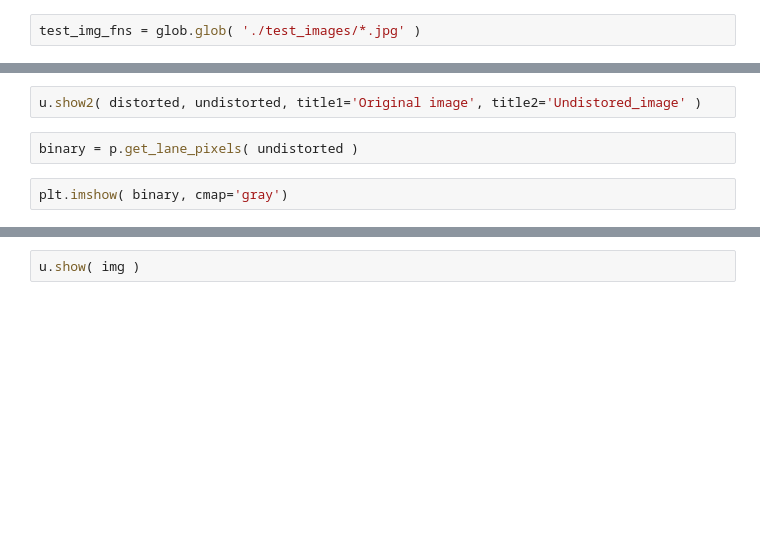
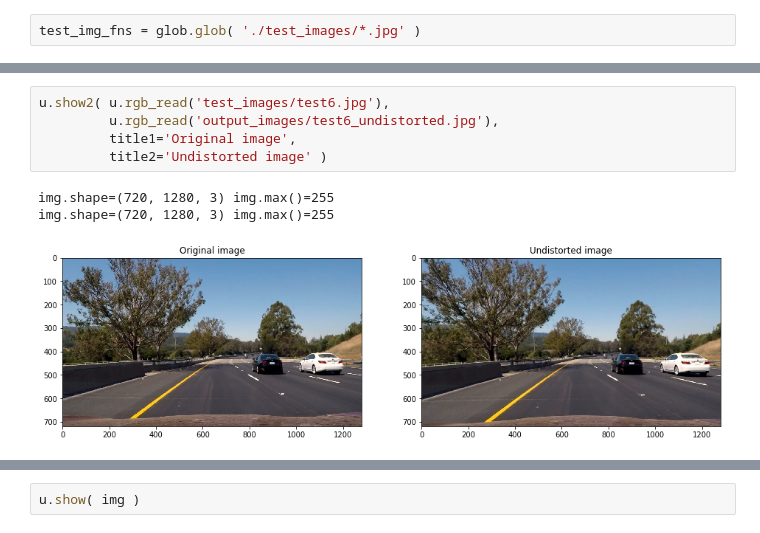
Before and after one commit to cuckookernel/CarND-Adv-Lane, a Jupyter notebook: Advanced Lane Finding.ipynb, the cells around one changed output, grey strips where cells are left out. Drawn from its saved outputs; the diff is of its cells as text; blank space fills up the shorter version.

```diff
--- a/Advanced Lane Finding.ipynb
+++ b/Advanced Lane Finding.ipynb
@@ -79,6 +100,9 @@ for img_fn in test_img_fns :
-# %%
-u.show2( distorted, undistorted, title1='Original image', title2='Undistored_image' )
-# %%
-binary = p.get_lane_pixels( undistorted )
-# %%
-plt.imshow( binary, cmap='gray')
+# %%
+u.show2( u.rgb_read('test_images/test6.jpg'),
+         u.rgb_read('output_images/test6_undistorted.jpg'),
+         title1='Original image',
+         title2='Undistorted image' )
+# %% [output]
+img.shape=(720, 1280, 3) img.max()=255
+img.shape=(720, 1280, 3) img.max()=255
+[figure, added]
```
Also changed, not shown: parts of 32 cells of this notebook, 17 other files.
